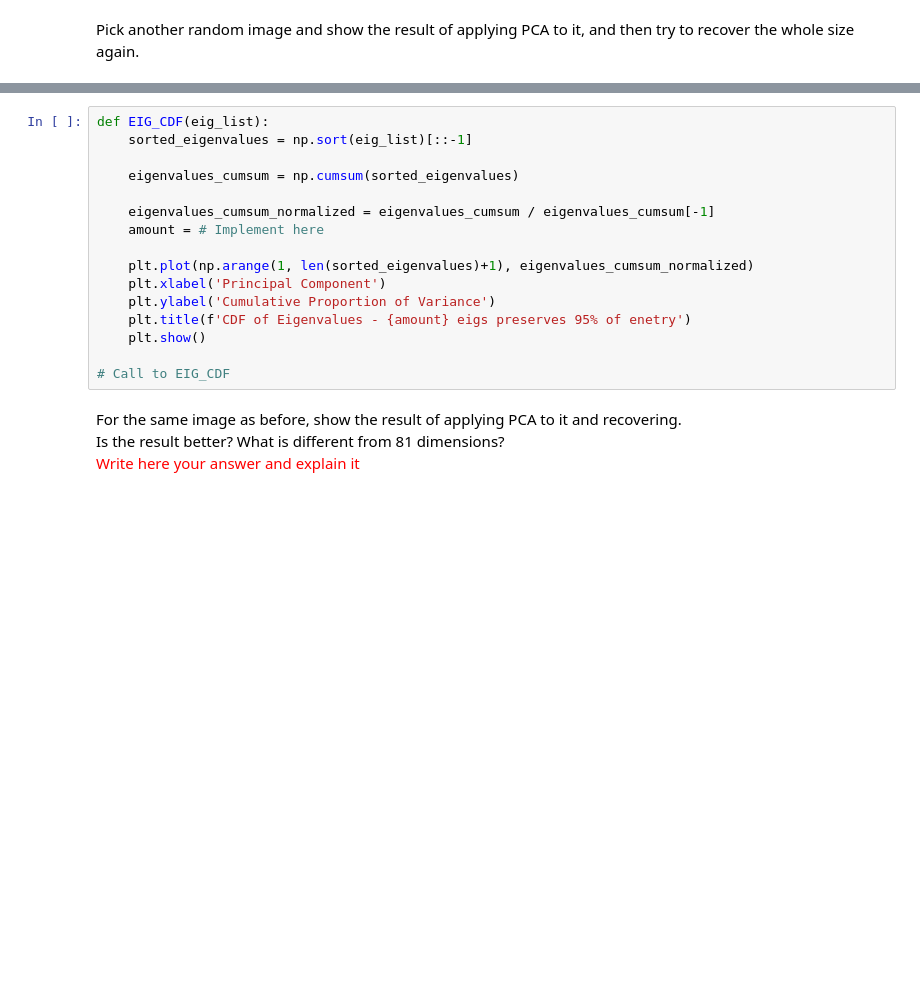
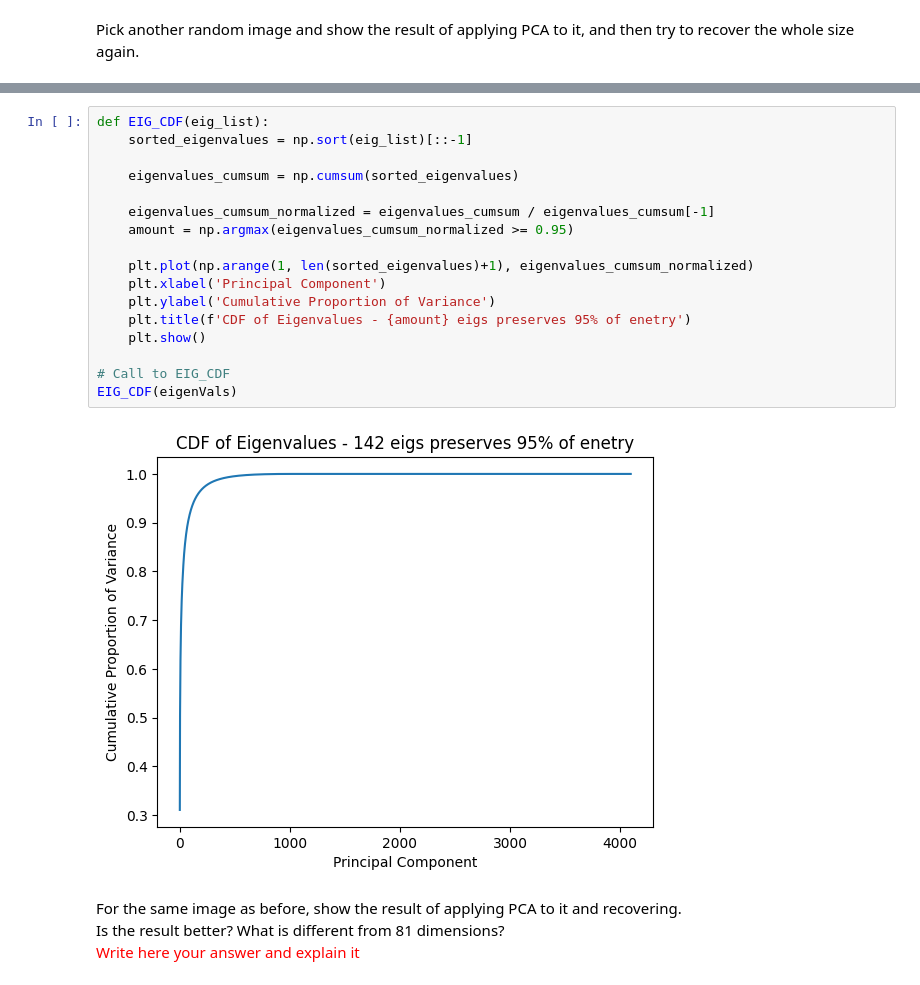
Before and after one commit to RaneemIbra/Machine-Learning, a Jupyter notebook: Intro_To_ML_HW4.ipynb, the cells around one changed output, grey strips where cells are left out. Cells and saved outputs as stored; diff of their text form; blank space fills up the shorter version.

```diff
--- a/Intro_To_ML_HW4.ipynb
+++ b/Intro_To_ML_HW4.ipynb
@@ -538,19 +578,22 @@ As seen in the tutorials, we use them to see how much "energy" we preserve from
 # %%
 def EIG_CDF(eig_list):
 	sorted_eigenvalues = np.sort(eig_list)[::-1]
 
 	eigenvalues_cumsum = np.cumsum(sorted_eigenvalues)
 
 	eigenvalues_cumsum_normalized = eigenvalues_cumsum / eigenvalues_cumsum[-1]
-	amount = # Implement here
+	amount = np.argmax(eigenvalues_cumsum_normalized >= 0.95)
 
 	plt.plot(np.arange(1, len(sorted_eigenvalues)+1), eigenvalues_cumsum_normalized)
 	plt.xlabel('Principal Component')
 	plt.ylabel('Cumulative Proportion of Variance')
 	plt.title(f'CDF of Eigenvalues - {amount} eigs preserves 95% of enetry')
 	plt.show()
 
 # Call to EIG_CDF
+EIG_CDF(eigenVals)
+# %% [output]
+[figure, added]
 # %% [markdown]
 For the same image as before, show the result of applying PCA to it and recovering.<br/>
 Is the result better? What is different from 81 dimensions? <br/>
```
Also changed, not shown: parts of 22 cells of this notebook.
